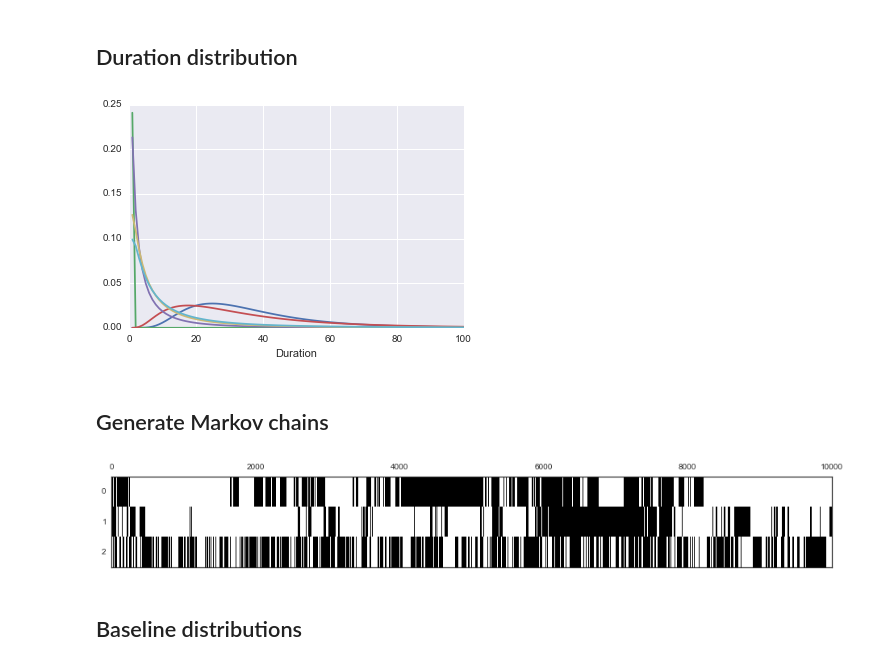
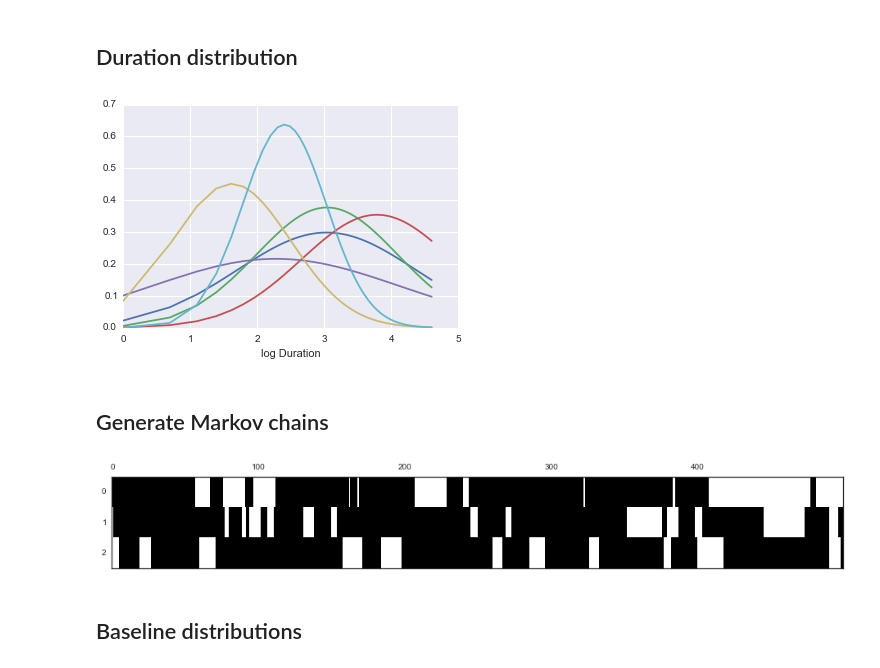
Before and after one commit to pearsonlab/spiketopics, a Jupyter notebook: gamma_model_hsmm_integration_test.ipynb, the cells around one changed output. Drawn from its saved outputs; the diff is of its cells as text; code cells hidden in the pictures.

```diff
--- a/gamma_model_hsmm_integration_test.ipynb
+++ b/gamma_model_hsmm_integration_test.ipynb
@@ -26,7 +26,7 @@ np.random.seed(11739)
 ## Define model parameters
 # %%
 U = 100  # units
-T = 10000  # time points/frames
+T = int(1e4)  # time points/frames
 D = 100  # durations
 Kdata = 3  # number of latent states
 dt = 1/30  # seconds per frame
@@ -35,20 +35,20 @@ Mz = 2  # number of states for each latent
 ## Duration distribution
 # %%
 # want 0 more prevalent than 1
-mm = np.empty((Mz, Kdata))
-mm[0] = 50 * np.random.rand(Kdata)
-mm[1] = 15 * np.random.rand(Kdata)
+mm_dur = np.empty((Mz, Kdata))
+mm_dur[0] = 40 * np.random.rand(Kdata) + 10
+mm_dur[1] = 15 * np.random.rand(Kdata) + 5
 
-ss = np.empty((Mz, Kdata))
-ss[0] = 1 * np.random.rand(Kdata)
-ss[1] = 2 * np.random.rand(Kdata)
+ss_dur = np.empty((Mz, Kdata))
+ss_dur[0] = 1 * np.random.rand(Kdata) + 1
+ss_dur[1] = 2 * np.random.rand(Kdata) + 0.5
 # %%
 dvec = np.arange(1, D + 1)
-for (m, s) in zip(mm.ravel(), ss.ravel()):
-    plt.plot(dvec, stats.lognorm.pdf(dvec, scale=m, s=s))
-plt.xlabel('Duration');
+for (m, s) in zip(mm_dur.ravel(), ss_dur.ravel()):
+    plt.plot(np.log(dvec), stats.norm.pdf(np.log(dvec), scale=s, loc=np.log(m)))
+plt.xlabel('log Duration');
 # %% [output]
-[figure, old version]
+[figure, new version]
 # %% [markdown]
 ## Generate Markov chains
 # %%
@@ -58,9 +58,5 @@ pi = np.array([0.5, 0.5])  # start all states "off"
 # %%
 chain = np.empty((T, Kdata))
-
-# pick pars for duration distribution
-mm = 10 * np.random.rand(2, Kdata) # mean
-ss = 3 * np.random.rand(2, Kdata) # standard deviation
 
 # initialize
 for k in xrange(Kdata):
@@ -75,17 +71,19 @@ for k in xrange(Kdata):
         z = stats.bernoulli.rvs(pp, size=1)
 
         # pick a duration
-        d = stats.lognorm.rvs(scale=mm[z, k], s=ss[z, k], size=1)[0].astype('int')
-        d = np.min([d, T - d])
-        d = np.max([d, 1])
+        while True:
+            d = stats.lognorm.rvs(scale=mm_dur[z, k], s=ss_dur[z, k], size=1)[0].astype('int')
+            if (d >= 1) and (d <= D):
+                d = np.min([d, T - d])
+                break
 
         # fill in the next d steps of the chain
         chain[t:(t+d), k] = z
         t += d
 # %%
-matshow(chain.T);
+matshow(chain.T[:, 500:1000]);
 # %% [output]
-[figure, old version]
+[figure, new version]
 # %% [markdown]
 ## Baseline distributions
 # %%
```
Also changed, not shown: parts of 36 cells of this notebook.
